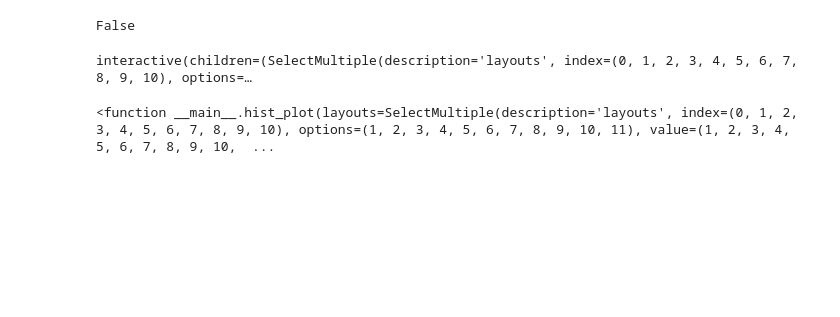
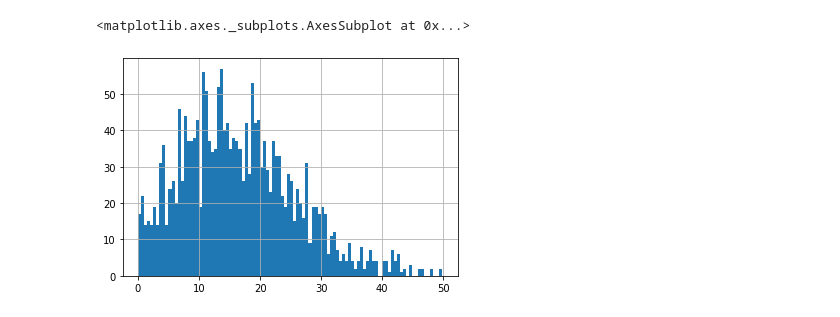
Before and after one commit to wesleybeckner/decklizer, a Jupyter notebook: examples/decklizer_random_bucket_tests.ipynb, the cells around one changed output. Cells and saved outputs as stored; diff of their text form; code cells hidden in the pictures; blank space fills up the shorter version.

```diff
--- a/examples/decklizer_random_bucket_tests.ipynb
+++ b/examples/decklizer_random_bucket_tests.ipynb
@@ -226,7 +121,0 @@ from ipywidgets import SelectMultiple, interact
-# %%
-final = final.reset_index()
-# %%
-
-all(x < final.iloc[0]['B']/2 for x in final.iloc[0]['w'])
-# %% [output]
-False
@@ -243,5 +122,5 @@ def hist_plot(layouts=layouts_selector):
-# %%
-interact(hist_plot)
-# %% [output]
-interactive(children=(SelectMultiple(description='layouts', index=(0, 1, 2, 3, 4, 5, 6, 7, 8, 9, 10), options=…
-<function __main__.hist_plot(layouts=SelectMultiple(description='layouts', index=(0, 1, 2, 3, 4, 5, 6, 7, 8, 9, 10), options=(1, 2, 3, 4, 5, 6, 7, 8, 9, 10, 11), value=(1, 2, 3, 4, 5, 6, 7, 8, 9, 10,  ...
+# %%
+final['loss'].hist(bins=100)
+# %% [output]
+<matplotlib.axes._subplots.AxesSubplot at 0x...>
+[figure, added]
```
Also changed, not shown: parts of 56 cells of this notebook, 3 other files.
